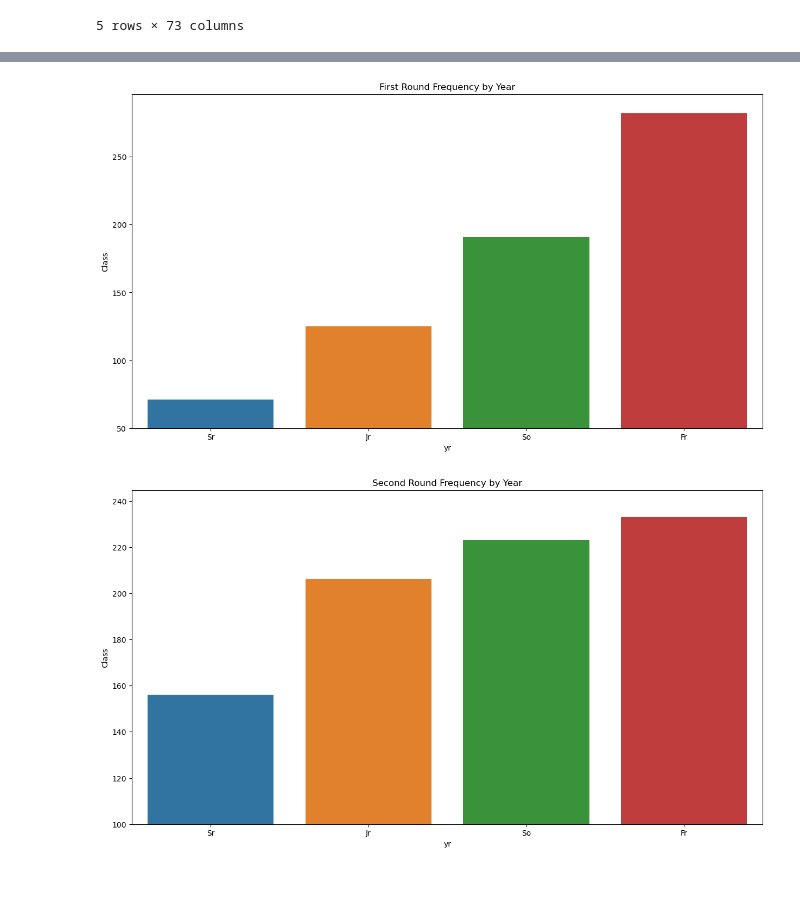
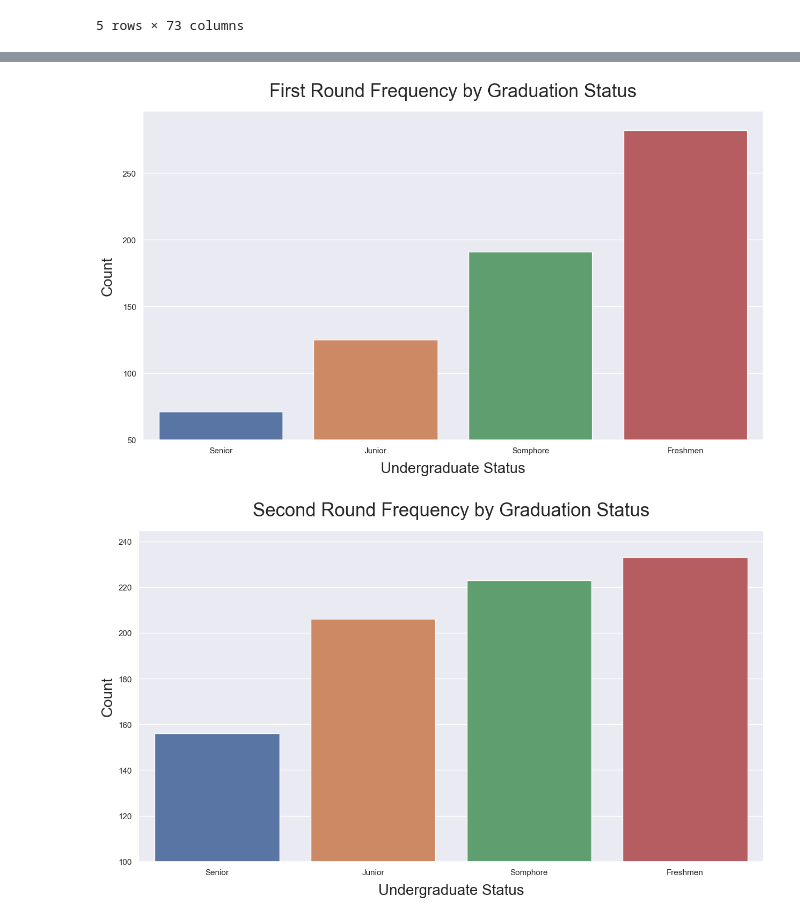
Before and after one commit to mikeyo4800/draft_prospect_ml, a Jupyter notebook: data_cleaning.ipynb, the cells around one changed output, grey strips where cells are left out. Cells and saved outputs as stored; diff of their text form; code cells hidden in the pictures; blank space fills up the shorter version.

```diff
--- a/data_cleaning.ipynb
+++ b/data_cleaning.ipynb
@@ -102,4 +117,9 @@ plt.show()
 # %%
+#plotting position frequency in first round picks
+
+sns.set_style('whitegrid')
+
+
 position = first_rd.dropna().groupby(['Position'])['Class'].count().sort_values(ascending=False).reset_index()
 
 fig, ax = plt.subplots(figsize=(15,8))
@@ -119,4 +139,8 @@ plt.show()
 # %%
+#plotting position frequency in second round picks
+
+sns.set_style('whitegrid')
+
 position_two = second_rd.dropna().groupby(['Position'])['Class'].count().sort_values(ascending=False).reset_index()
 
 fig, ax = plt.subplots(figsize=(15,8))
@@ -136,16 +164,21 @@ plt.show()
 # %%
+#plotting first round frequency by college team
+
+sns.set_style('dark')
+
 team = first_rd.groupby(['AFFILIATION'])['Class'].count().sort_values(ascending=False).iloc[:20].reset_index()
 
 fig, ax = plt.subplots(figsize=(15,8))
 
 sns.barplot(x='Class', y='AFFILIATION', data=team, orient='h')
 
-ax.set_title('First Round Frequency by Team', fontsize=25)
+ax.set_title('First Round Frequency by Team', fontsize=25, pad=20)
 ax.set_xlabel('Teams', fontsize=15)
 ax.set_ylabel('Count', fontsize=15)
 
 ax.set_xlim(10)
 
+sns.despine(left=True, bottom=True)
 
 plt.show()
 # %% [output]
@@ -153,4 +186,8 @@ plt.show()
 # %%
+#plotting first round frequency by college team
+
+sns.set_style('dark')
+
 team_two = second_rd.groupby(['AFFILIATION'])['Class'].count().sort_values(ascending=False).iloc[:20].reset_index()
 
 fig, ax = plt.subplots(figsize=(15,8))
@@ -163,6 +200,8 @@ ax.set_ylabel('Count', fontsize=15)
 
 ax.set_xlim(10)
 
+sns.despine(left=True, bottom=True)
+
 
 plt.show()
 # %% [output]
@@ -170,28 +213,46 @@ plt.show()
 # %%
+#plotting graduation status frequency in first round draft picks
+
+sns.set_style('darkgrid')
+
 year = first_rd.groupby(['yr'])['Class'].count().sort_values().reset_index()
 
 fig, ax = plt.subplots(figsize=(15,8))
 
 sns.barplot(x='yr', y='Class', data=year)
 
-ax.set_title('First Round Frequency by Year')
+ax.set_title('First Round Frequency by Graduation Status', fontsize=25, pad=20)
+ax.set_xlabel('Undergraduate Status', fontsize=20, labelpad=10)
+ax.set_ylabel('Count', fontsize=20, labelpad=10)
+
+ax.set_xticklabels(['Senior', 'Junior', 'Somphore', 'Freshmen'])
 
 ax.set_ylim(50)
+sns.despine(left=True, right=True)
 
 plt.show()
 # %% [output]
-[figure, old version]
+[figure, new version]
 # %%
+#plotting graduation status frequency in second round draft picks
+
+sns.set_style('darkgrid')
+
 year_two = second_rd.groupby(['yr'])['Class'].count().sort_values().reset_index()
 
 fig, ax = plt.subplots(figsize=(15,8))
 
 sns.barplot(x='yr', y='Class', data=year_two)
 
-ax.set_title('Second Round Frequency by Year')
+ax.set_title('Second Round Frequency by Graduation Status', fontsize=25, pad=20)
+ax.set_xlabel('Undergraduate Status', fontsize=20, labelpad=10)
+ax.set_ylabel('Count', fontsize=20)
+ax.set_xticklabels(['Senior', 'Junior', 'Somphore', 'Freshmen'])
+
+sns.despine(left=True, right=True)
 
 ax.set_ylim(100)
 
 plt.show()
 # %% [output]
-[figure, old version]
+[figure, new version]
```
Also changed, not shown: parts of 23 cells of this notebook.
